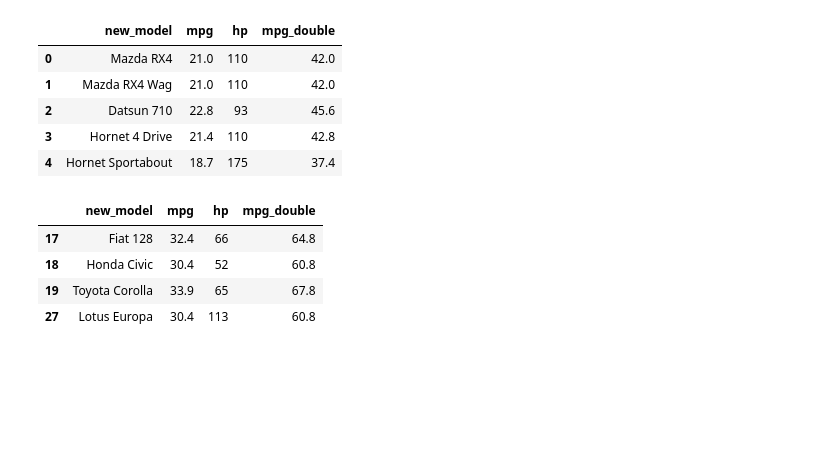
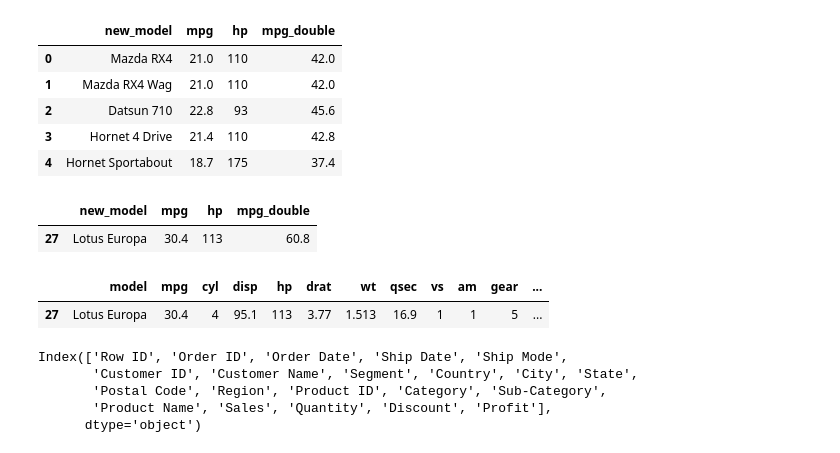
Before and after one commit to gamegtboyz/dtrk_python, a Jupyter notebook: nb_essentialpyfordataanalyst.ipynb, the cells around one changed output. Cells and saved outputs as stored; diff of their text form; code cells hidden in the pictures; blank space fills up the shorter version.

```diff
--- a/nb_essentialpyfordataanalyst.ipynb
+++ b/nb_essentialpyfordataanalyst.ipynb
@@ -784,10 +784,23 @@ df.head()
 | 4 | Hornet Sportabout | 18.7 | 175 | 37.4 |
 # %%
 # filter the df
-df[df.mpg >= 30]
+df[(df.mpg >= 30) & (df.hp > 100)]
 # %% [output]
 |  | new_model | mpg | hp | mpg_double |
-| 17 | Fiat 128 | 32.4 | 66 | 64.8 |
-| 18 | Honda Civic | 30.4 | 52 | 60.8 |
-| 19 | Toyota Corolla | 33.9 | 65 | 67.8 |
 | 27 | Lotus Europa | 30.4 | 113 | 60.8 |
+# %%
+# new ways to filter, pandas query()
+mtcars.query("mpg > 30 and hp > 100")
+# %% [output]
+|  | model | mpg | cyl | disp | hp | drat | wt | qsec | vs | am | gear | ... |
+| 27 | Lotus Europa | 30.4 | 4 | 95.1 | 113 | 3.77 | 1.513 | 16.9 | 1 | 1 | 5 | ... |
+# %%
+# aggregate + group by
+store = pd.read_csv("store.csv")
+store.columns       # find out how mess the column name is
+# %% [output]
+Index(['Row ID', 'Order ID', 'Order Date', 'Ship Date', 'Ship Mode',
+       'Customer ID', 'Customer Name', 'Segment', 'Country', 'City', 'State',
+       'Postal Code', 'Region', 'Product ID', 'Category', 'Sub-Category',
+       'Product Name', 'Sales', 'Quantity', 'Discount', 'Profit'],
+      dtype='object')
```
Also changed, not shown: parts of 17 cells of this notebook.
